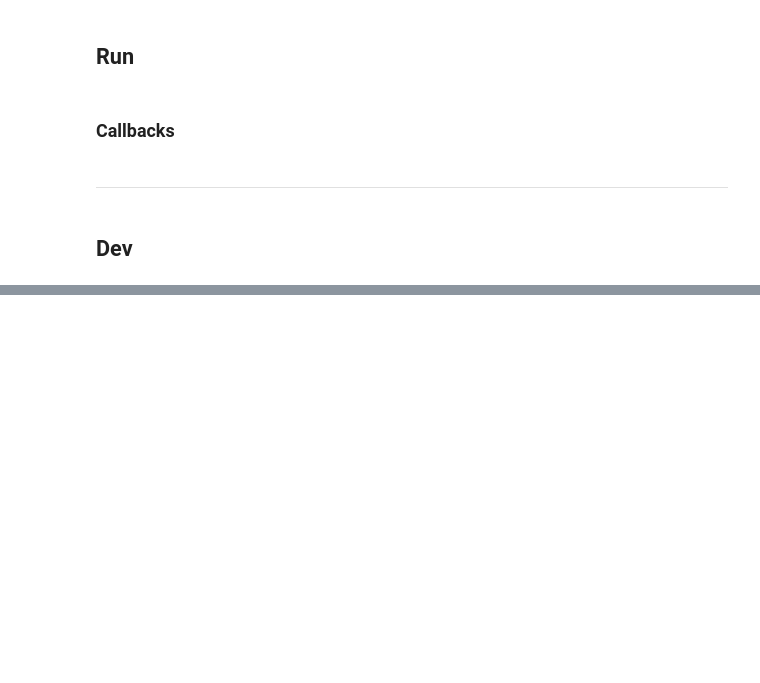
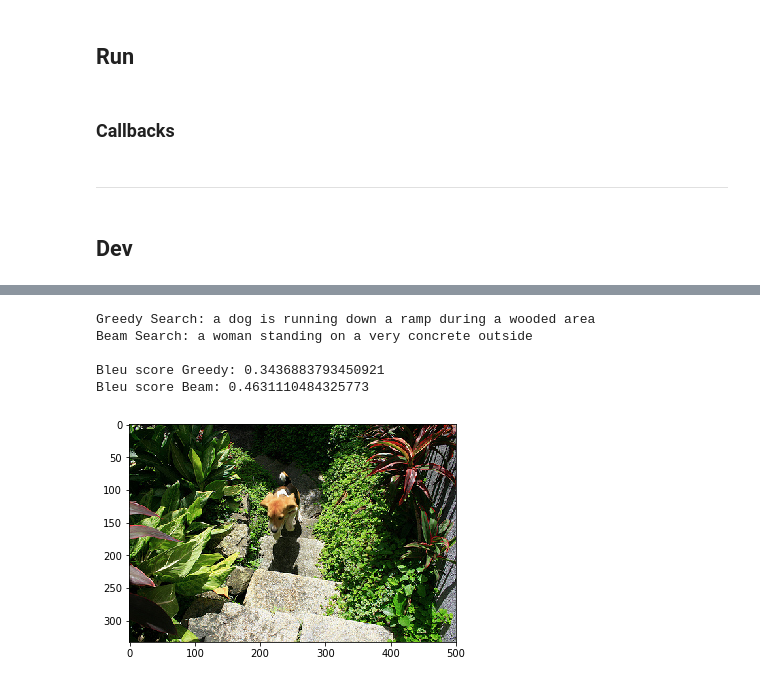
Before and after one commit to VIVelev/Image-Captioning, a Jupyter notebook: src/One-layer LSTM Decoder.ipynb, the cells around one changed output, grey strips where cells are left out. Cells and saved outputs as stored; diff of their text form; code cells hidden in the pictures; blank space fills up the shorter version.

```diff
--- a/src/One-layer LSTM Decoder.ipynb
+++ b/src/One-layer LSTM Decoder.ipynb
@@ -790,0 +802,11 @@ Bleu score Beam: 0.257959547995782
+# %%
+evaluate(
+    np.random.choice(list(dev_image_descriptions.keys()))
+)
+# %% [output]
+Greedy Search: a dog is running down a ramp during a wooded area
+Beam Search: a woman standing on a very concrete outside
+
+Bleu score Greedy: 0.3436883793450921
+Bleu score Beam: 0.4631110484325773
+[figure, added]
```
Also changed, not shown: parts of 10 cells of this notebook.
